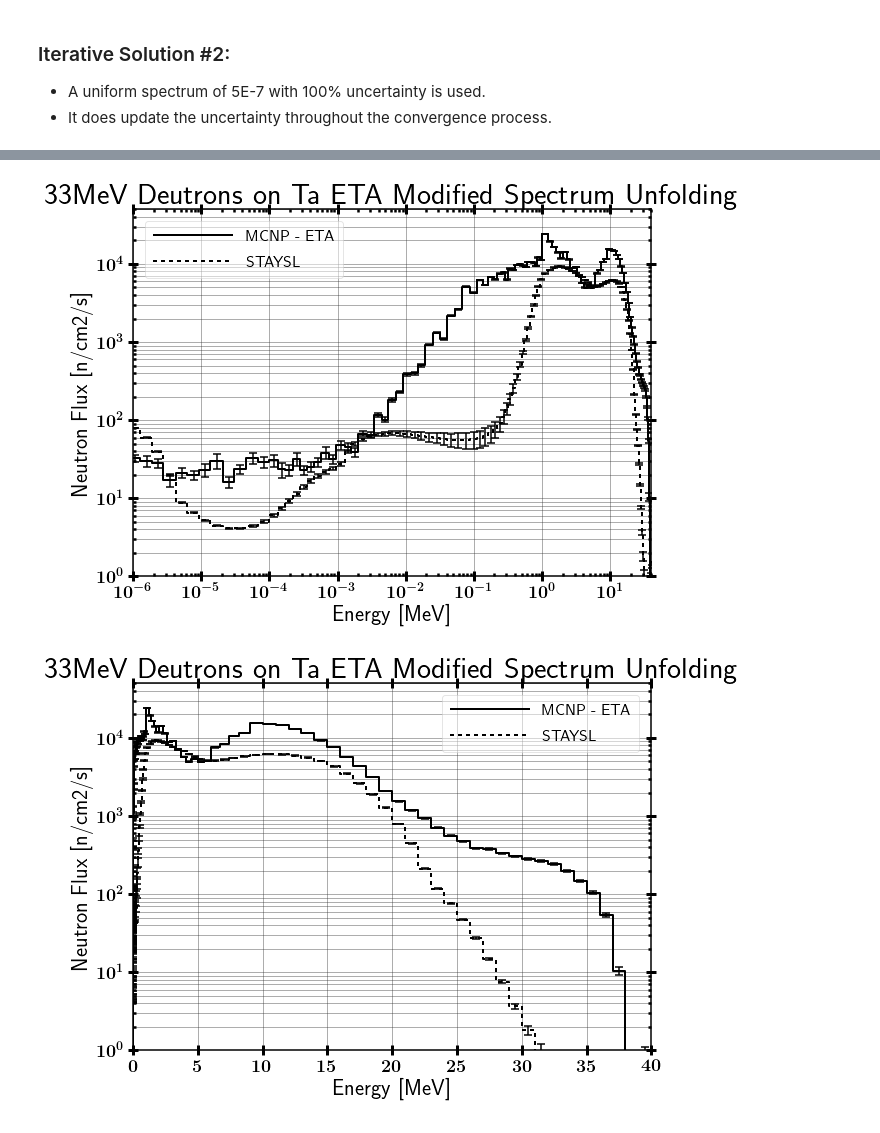
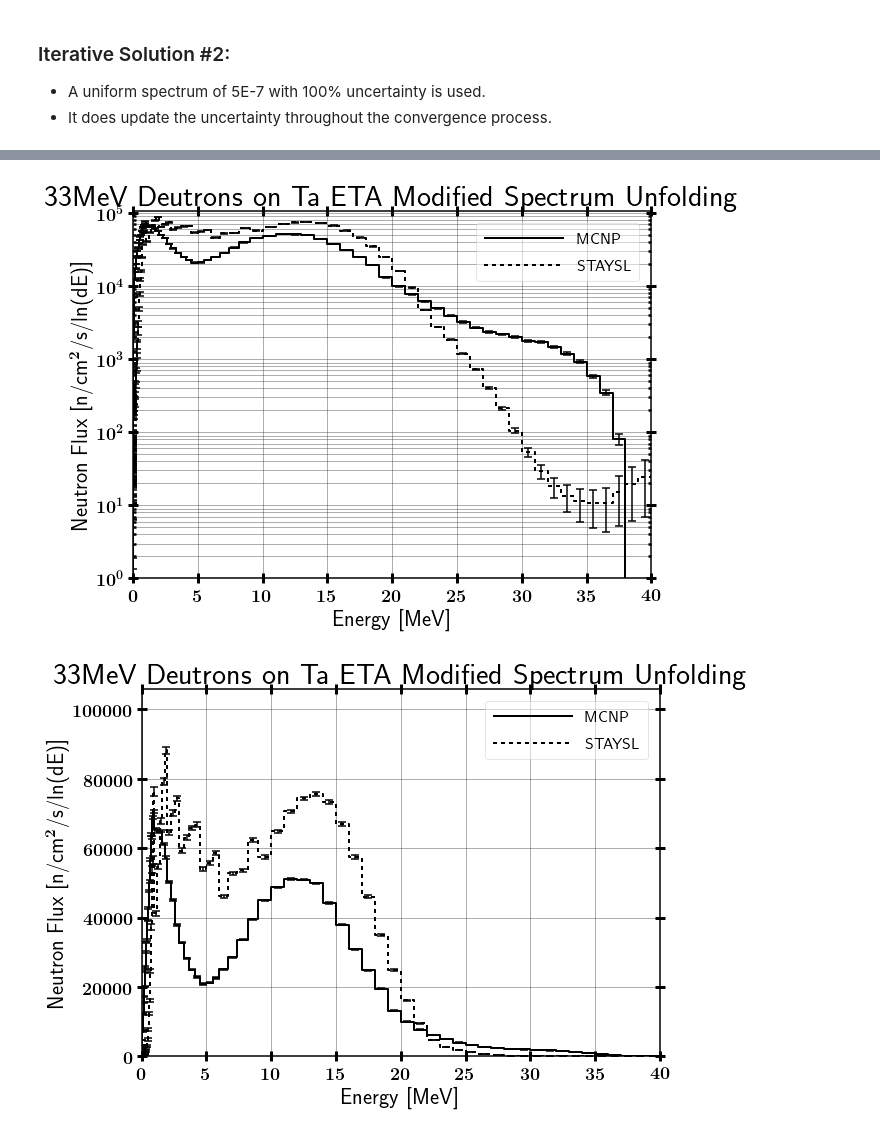
Before and after one commit to 2lambda123/88_Data, a Jupyter notebook: Experiments/Activation/33MeVTa_25Apr/Unfold/ETA/STAYSL_ETA_Input-&-Analysis.ipynb, the cells around one changed output, grey strips where cells are left out. Cells and saved outputs as stored; diff of their text form; code cells hidden in the pictures.

```diff
--- a/Experiments/Activation/33MeVTa_25Apr/Unfold/ETA/STAYSL_ETA_Input-&-Analysis.ipynb
+++ b/Experiments/Activation/33MeVTa_25Apr/Unfold/ETA/STAYSL_ETA_Input-&-Analysis.ipynb
@@ -279,6 +323,10 @@ print iterSoln[-1]
 
 iterSoln[-1].run()
 
+# Convert to lethargy
+iterSoln[-1]._df['adjLethargy'] =  bin_differentiation(iterSoln[-1]._df['lowE'].tolist(),
+                                                     iterSoln[-1]._df['adjFlux'].tolist(), 'low', True)
+
 # Add to plot lists
 iterAdjHisto.append(Histogram())
 iterRatioHisto.append(Histogram())
@@ -392,6 +434,10 @@ print iterSoln[-1]
 
 iterSoln[-1].run()
 
+# Convert to lethargy
+iterSoln[-1]._df['adjLethargy'] =  bin_differentiation(iterSoln[-1]._df['lowE'].tolist(),
+                                                     iterSoln[-1]._df['adjFlux'].tolist(), 'low', True)
+
 # Add to plot lists
 iterAdjHisto.append(Histogram())
 iterRatioHisto.append(Histogram())
@@ -416,27 +462,22 @@ Std Norm = 4.06460344191, 4.06525344843
 # %%
 iter = 1
 
-iterAdjHisto[iter].build_histo(iterSoln[iter]._df['lowE'].tolist(),iterSoln[iter]._df['adjFlux'].tolist(),
-                             uncert=(iterSoln[iter]._df['adjStd']*iterSoln[iter]._df['adjFlux']).tolist(),
+iterAdjHisto[iter].build_histo(iterSoln[iter]._df['lowE'].tolist(),iterSoln[iter]._df['adjLethargy'].tolist(),
+                             uncert=(iterSoln[iter]._df['adjStd']*iterSoln[iter]._df['adjLethargy']).tolist(),
                              edgeLoc='low', name='STAYSL')
 
-iterAdjHisto[iter].plot(xMin=1E-6, xMax=40, yMin=1, logX=False, logY=True, includeMarkers=False,
-              title='33MeV Deutrons on Ta ETA Modified Spectrum Unfolding',
-              xLabel='Energy [MeV]', yLabel='Neutron Flux [n/cm2/s]')
-              #savePath=outpath+'33MeVTa_Staysl-Unfold_Itr{:1d}'.format(iter))
+mcnpLethargyHisto.plot(iterAdjHisto[iter], xMin=1E-6, xMax=40, yMin=1, logX=True, logY=True, includeMarkers=False,
+                       title='33MeV Deutrons on Ta ETA Modified Spectrum Unfolding',
+                       xLabel='Energy [MeV]', yLabel='Neutron Flux [n/cm$^2$/s/ln(dE)]', legendLoc=2)
+mcnpLethargyHisto.plot(iterAdjHisto[iter], xMin=1E-6, xMax=40, yMin=1, logX=False, logY=True, includeMarkers=False,
+                       title='33MeV Deutrons on Ta ETA Modified Spectrum Unfolding',
+                       xLabel='Energy [MeV]', yLabel='Neutron Flux [n/cm$^2$/s/ln(dE)]')
+mcnpLethargyHisto.plot(iterAdjHisto[iter], xMin=1E-6, xMax=40, yMin=1, logX=False, logY=False, includeMarkers=False,
+                       title='33MeV Deutrons on Ta ETA Modified Spectrum Unfolding',
+                       xLabel='Energy [MeV]', yLabel='Neutron Flux [n/cm$^2$/s/ln(dE)]')
 
-mcnpHisto.plot(iterAdjHisto[iter], xMin=1E-6, xMax=40, yMin=1, yMax=5E4, logX=True, logY=True, includeMarkers=False,
-              title='33MeV Deutrons on Ta ETA Modified Spectrum Unfolding',
-              xLabel='Energy [MeV]', yLabel='Neutron Flux [n/cm2/s]', legendLoc=2)
-mcnpHisto.plot(iterAdjHisto[iter], xMin=1E-6, xMax=40, yMin=1, yMax=5E4, logX=False, logY=True, includeMarkers=False,
-              title='33MeV Deutrons on Ta ETA Modified Spectrum Unfolding',
-              xLabel='Energy [MeV]', yLabel='Neutron Flux [n/cm2/s]')
-mcnpHisto.plot(iterAdjHisto[iter], xMin=1E-6, xMax=40, yMin=1, yMax=4E4, logX=False, logY=False, includeMarkers=False,
-              title='33MeV Deutrons on Ta ETA Modified Spectrum Unfolding',
-              xLabel='Energy [MeV]', yLabel='Neutron Flux [n/cm2/s]')
-
-iterRatioHisto[iter].build_histo(iterSoln[iter]._df['lowE'].tolist(), iterSoln[iter]._df['fluxRatio'].tolist(), edgeLoc='low')
-iterRatioHisto[iter].plot(xMin=1E-6, xMax=40, logX=False, logY=False, includeMarkers=False,
-              title='Ratio between STAYSL and MCNP', xLabel='Energy [MeV]', yLabel='Ratio')
-              #savePath=outpath+'33MeVTa_Staysl-MCNP-Ratio_Itr{:1d}'.format(iter))
+#iterRatioHisto[iter].build_histo(iterSoln[iter]._df['lowE'].tolist(), iterSoln[iter]._df['fluxRatio'].tolist(), edgeLoc='low')
+#iterRatioHisto[iter].plot(xMin=1E-6, xMax=40, logX=False, logY=False, includeMarkers=False,
+#              title='Ratio between STAYSL and MCNP', xLabel='Energy [MeV]', yLabel='Ratio')
+#              #savePath=outpath+'33MeVTa_Staysl-MCNP-Ratio_Itr{:1d}'.format(iter))
 # %% [output]
@@ -444,2 +485,2 @@ iterRatioHisto[iter].plot(xMin=1E-6, xMax=40, logX=False, logY=False, includeMar
-[figure, old version]
+[figure, new version]
-[figure, old version]
+[figure, new version]
```
Also changed, not shown: parts of 11 cells of this notebook, 24 other files.
